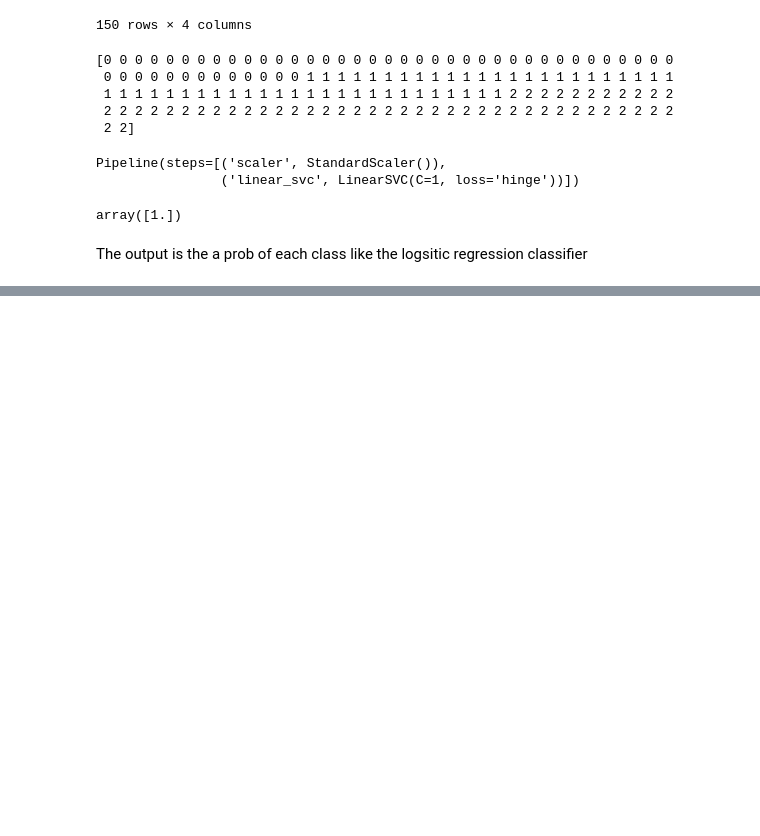
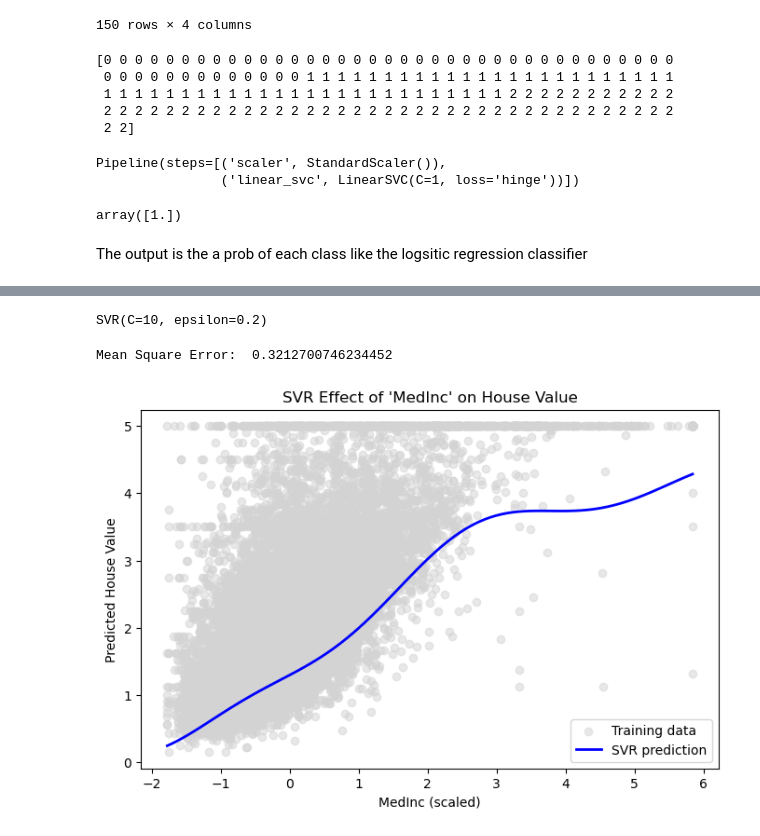
Before and after one commit to victorhrls/Data-Science, a Jupyter notebook: 5_svm/svm.ipynb, the cells around one changed output, grey strips where cells are left out. Saved outputs shown, nothing was run; the diff lists cells and outputs as text; code cells hidden in the pictures; blank space fills up the shorter version.

Commit message:
SVM Plot

```diff
--- a/5_svm/svm.ipynb
+++ b/5_svm/svm.ipynb
@@ -90,0 +113,64 @@ The output is the a prob of each class like the logsitic regression classifier
+# %%
+# Split into training and testing sets
+
+X_train , X_test, y_train ,y_test = train_test_split(X,y, test_size = 0.2, random_state= 42)
+# %%
+# Scale the features since SVM is sensitive to feature scale
+
+scaler = StandardScaler()
+X_train_scaled = scaler.fit_transform(X_train)
+X_test_scaled = scaler.transform(X_test)
+
+# Fit calculates mean and desvio padrao of each feature  -> Only on train
+# Transform use these values to scale new data           -> on test
+# fit_transform make both
+# %%
+# Train the SVM regreessor
+
+svr = SVR(kernel = 'rbf', C=10, epsilon = 0.2)   # C is the regularization parameter , epsilon size of the tube of regression line
+svr.fit(X_train_scaled,y_train)
+# %% [output]
+SVR(C=10, epsilon=0.2)
+# %%
+y_pred = svr.predict(X_test_scaled)      # So i will try to predict with the test set now
+mse = mean_squared_error(y_test,y_pred)  # see the error
+print("Mean Square Error: ", mse)
+# %% [output]
+Mean Square Error:  0.3212700746234452
+# %%
+# I want to see feature 0
+feature_idx = 0
+feature_name = data.feature_names[feature_idx]
+
+# keep other fixed
+X_mean = X_train_scaled.mean(axis=0)
+
+
+ # 100 copies of the means
+X_plot = np.tile(X_mean, (100, 1))
+
+# Variation of the feature , 100 times
+X_plot[:, feature_idx] = np.linspace(
+    X_train_scaled[:, feature_idx].min(),
+    X_train_scaled[:, feature_idx].max(),
+    100
+)
+
+
+# predict
+y_plot = svr.predict(X_plot)
+
+# Plot
+plt.figure(figsize=(8,5))
+plt.scatter(X_train_scaled[:, feature_idx], y_train, color='lightgray', alpha=0.5, label='Training data')
+plt.plot(np.linspace(X_train_scaled[:, feature_idx].min(), X_train_scaled[:, feature_idx].max(), 100),
+         y_plot, color='blue', linewidth=2, label='SVR prediction')
+plt.title(f"SVR Effect of '{feature_name}' on House Value")
+plt.xlabel(f"{feature_name} (scaled)")
+plt.ylabel("Predicted House Value")
+plt.legend()
+plt.show()
+
+# So if i change only medinc and keep all other features fix ,this will happen
+# %% [output]
+[figure, added]
```
Also changed, not shown: parts of 3 cells of this notebook.
